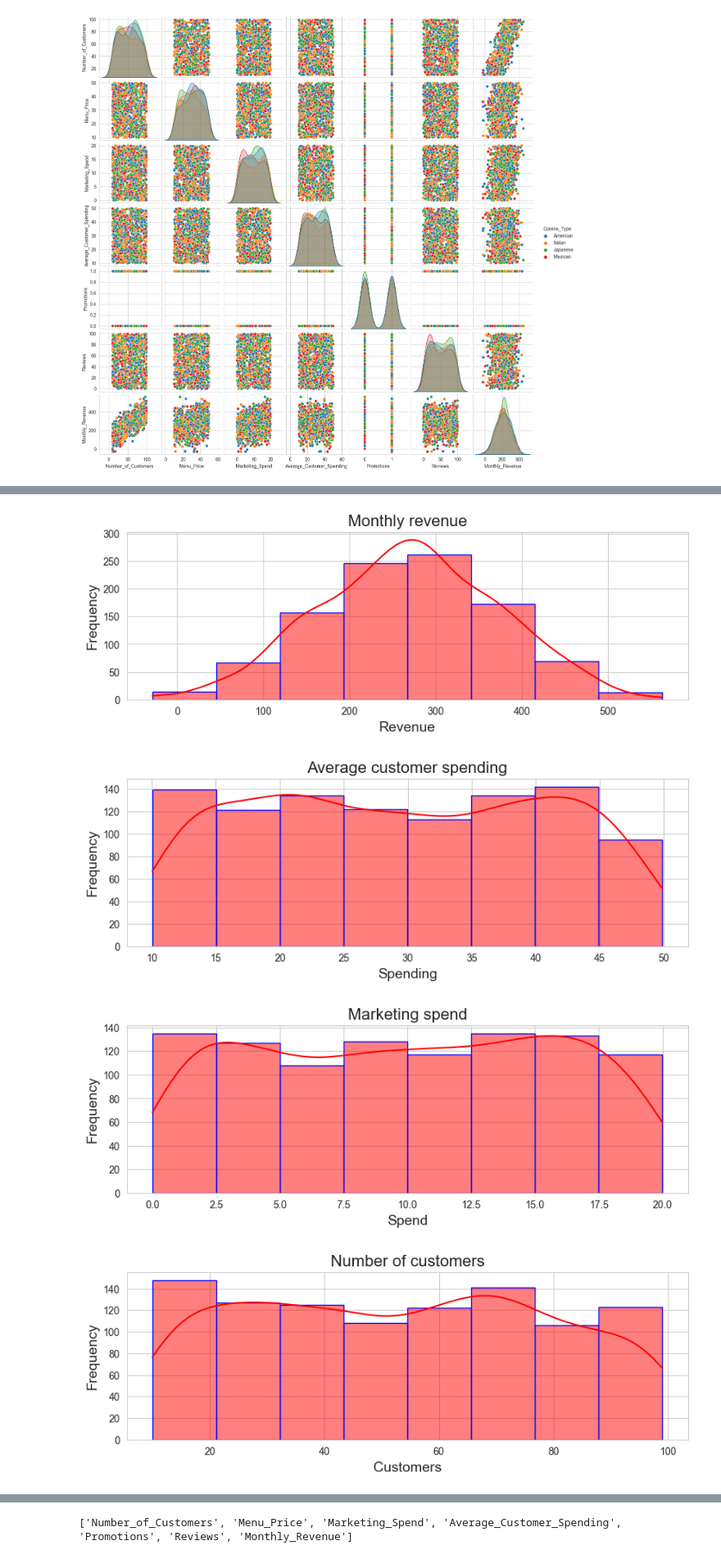
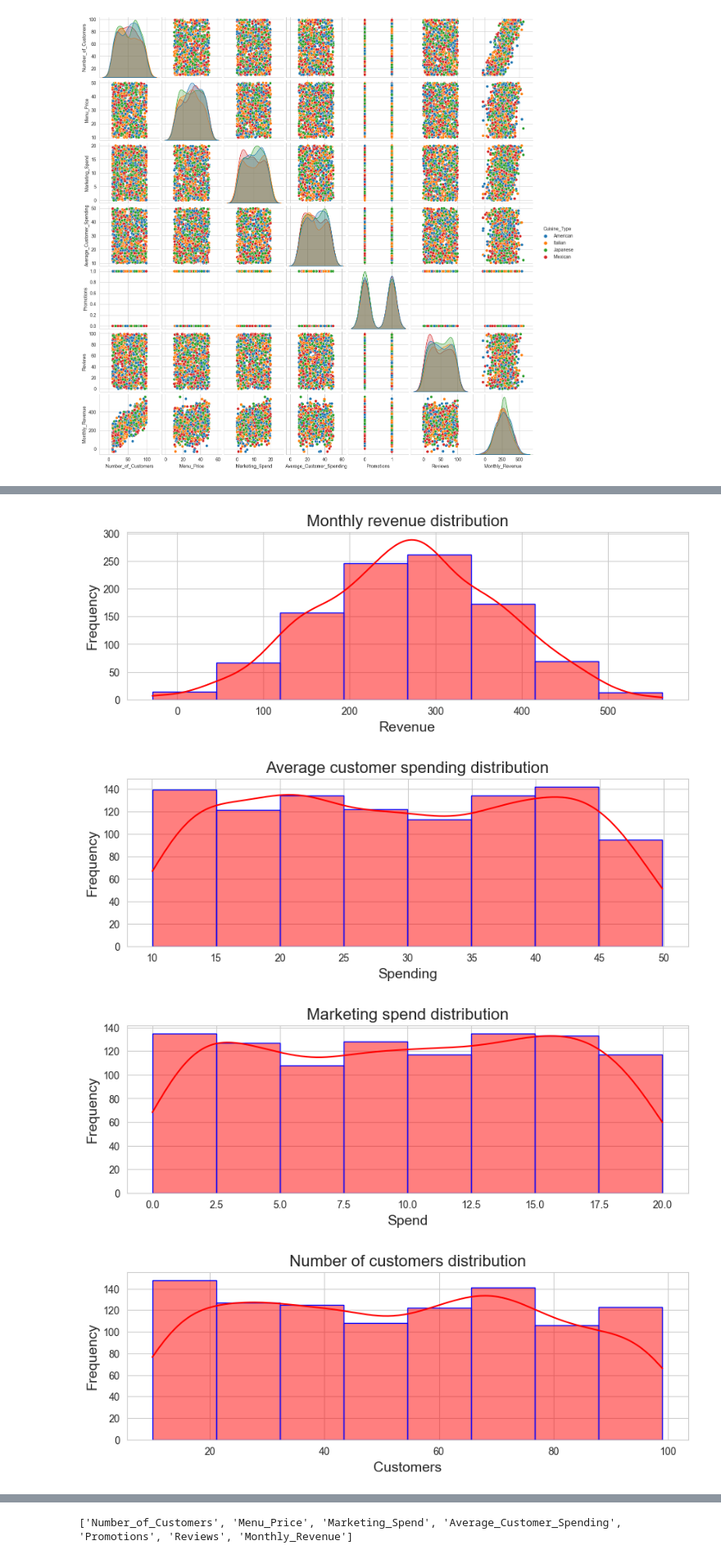
Before and after one commit to letsaemokhutli/capstone_project, a Jupyter notebook: capstone_prep_file.ipynb, the cells around one changed output, grey strips where cells are left out. Shown at 82% size. Cells and saved outputs as stored; diff of their text form; code cells hidden in the pictures.

```diff
--- a/capstone_prep_file.ipynb
+++ b/capstone_prep_file.ipynb
@@ -66,3 +106,15 @@ plt.show()
 # %% [output]
 <Figure size 1200x400 with 0 Axes>
 [figure]
+# %%
+restaurant_data = restaurant_data.loc[:, ~restaurant_data.columns.duplicated()]
+required_columns = ['Number_of_Customers', 'Menu_Price', 'Marketing_Spend', 'Average_Customer_Spending', 'Promotions', 'Reviews','Monthly_Revenue','Cuisine_Type']
+missing_columns = [col for col in required_columns if col not in restaurant_data.columns]
+if missing_columns:
+    raise ValueError(f"Missing columns in DataFrame: {missing_columns}")
+training_data_cleaned = restaurant_data.dropna(subset=required_columns)
+training_data_cleaned['Promotions'] = training_data_cleaned['Promotions'].astype('category')
+plt.figure(figsize=(12, 4))
+sns.set_style('whitegrid')
+sns.pairplot(training_data_cleaned[required_columns], height=2, hue='Promotions',)
+plt.show()
@@ -74,7 +129,7 @@ plt.show()
 plt.figure(figsize=(10, 3))
 sns.histplot(list(restaurant_data['Monthly_Revenue']), bins=8, kde=True, color='red', edgecolor='blue')
 # Adding title and labels
-plt.title('Monthly revenue', fontsize=16)
+plt.title('Monthly revenue distribution', fontsize=16)
 plt.xlabel('Revenue', fontsize=14)
 plt.ylabel('Frequency', fontsize=14)
 
@@ -86,38 +141,49 @@ plt.show()
 plt.figure(figsize=(10, 3))
 sns.histplot(list(restaurant_data['Average_Customer_Spending']), bins=8, kde=True, color='red', edgecolor='blue')
 # Adding title and labels
-plt.title('Average customer spending', fontsize=16)
+plt.title('Average customer spending distribution', fontsize=16)
 plt.xlabel('Spending', fontsize=14)
 plt.ylabel('Frequency', fontsize=14)
 
 # Show the plot
 plt.show()
 
 
 # Creating the histogram with Seaborn
 plt.figure(figsize=(10, 3))
 sns.histplot(list(restaurant_data['Marketing_Spend']), bins=8, kde=True, color='red', edgecolor='blue')
 # Adding title and labels
-plt.title('Marketing spend', fontsize=16)
+plt.title('Marketing spend distribution', fontsize=16)
 plt.xlabel('Spend', fontsize=14)
 plt.ylabel('Frequency', fontsize=14)
 
 # Show the plot
 plt.show()
 
 
 # Creating the histogram with Seaborn
 plt.figure(figsize=(10, 3))
 sns.histplot(list(restaurant_data['Number_of_Customers']), bins=8, kde=True, color='red', edgecolor='blue')
 # Adding title and labels
-plt.title('Number of customers', fontsize=16)
+plt.title('Number of customers distribution', fontsize=16)
 plt.xlabel('Customers', fontsize=14)
 plt.ylabel('Frequency', fontsize=14)
 
 # Show the plot
 plt.show()
+
+# Creating the histogram with Seaborn
+plt.figure(figsize=(10, 3))
+sns.histplot(list(restaurant_data['Menu_Price']), bins=8, kde=True, color='red', edgecolor='blue')
+# Adding title and labels
+plt.title('Menu price distribution', fontsize=16)
+plt.xlabel('Menu price', fontsize=14)
+plt.ylabel('Frequency', fontsize=14)
+
+# Show the plot
+plt.show()
 # %% [output]
-[figure, old version]
+[figure, new version]
-[figure, old version]
+[figure, new version]
-[figure, old version]
+[figure, new version]
-[figure, old version]
+[figure, new version]
```
Also changed, not shown: parts of 27 cells of this notebook, 1 other file.
